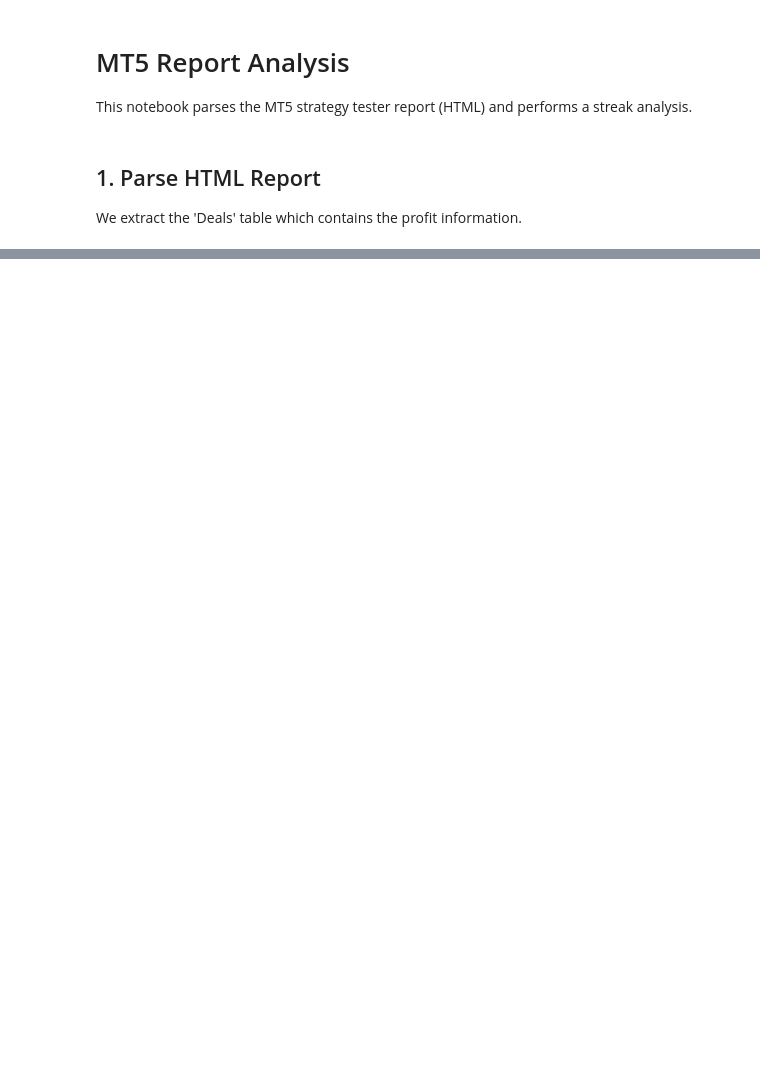
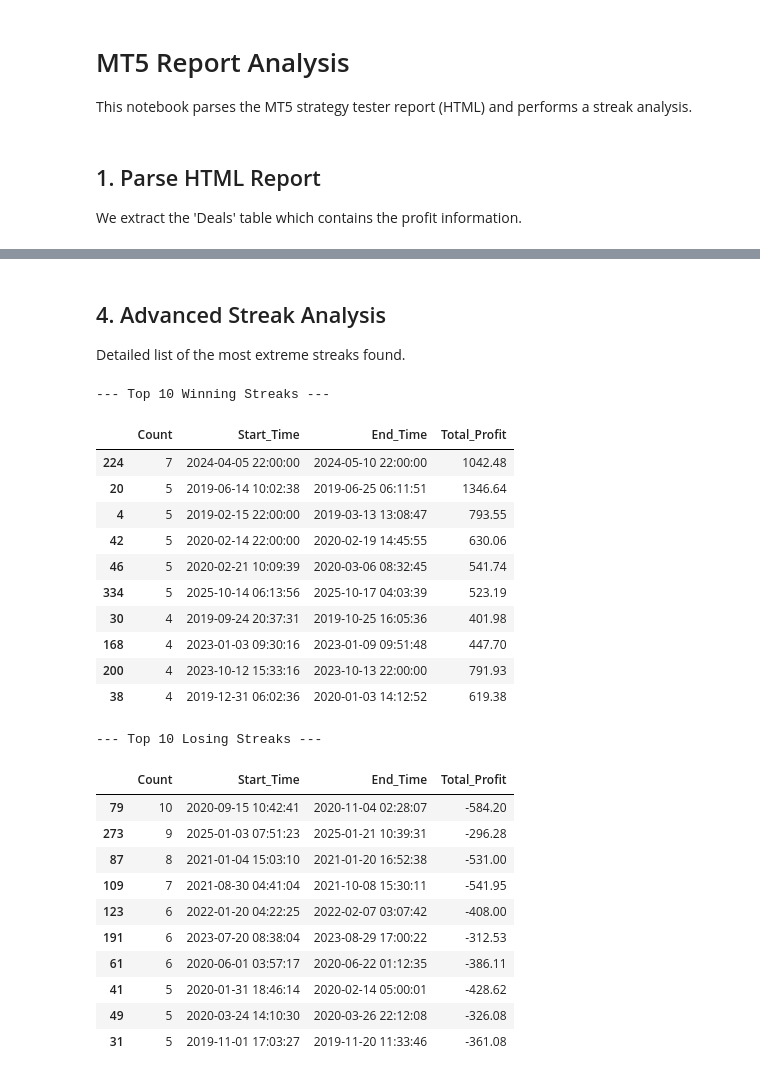
Before and after one commit to fmunozse-trading/mt5-backtest-analysis, a Jupyter notebook: notebooks/streak_analysis.ipynb, the cells around one changed output, grey strips where cells are left out. Drawn from its saved outputs; the diff is of its cells as text; code cells hidden in the pictures; blank space fills up the shorter version.

```diff
--- a/notebooks/streak_analysis.ipynb
+++ b/notebooks/streak_analysis.ipynb
@@ -189,0 +323,39 @@ else:
+# %% [markdown]
+## 4. Advanced Streak Analysis
+
+Detailed list of the most extreme streaks found.
+# %%
+# Top Winning Streaks
+top_wins = streak_df[streak_df['Type'] == 'Win'].sort_values('Count', ascending=False).head(10)
+print("--- Top 10 Winning Streaks ---")
+display(top_wins[['Count', 'Start_Time', 'End_Time', 'Total_Profit']])
+
+# Top Losing Streaks
+top_losses = streak_df[streak_df['Type'] == 'Loss'].sort_values('Count', ascending=False).head(10)
+print("\n--- Top 10 Losing Streaks ---")
+display(top_losses[['Count', 'Start_Time', 'End_Time', 'Total_Profit']])
+# %% [output]
+--- Top 10 Winning Streaks ---
+|  | Count | Start_Time | End_Time | Total_Profit |
+| 224 | 7 | 2024-04-05 22:00:00 | 2024-05-10 22:00:00 | 1042.48 |
+| 20 | 5 | 2019-06-14 10:02:38 | 2019-06-25 06:11:51 | 1346.64 |
+| 4 | 5 | 2019-02-15 22:00:00 | 2019-03-13 13:08:47 | 793.55 |
+| 42 | 5 | 2020-02-14 22:00:00 | 2020-02-19 14:45:55 | 630.06 |
+| 46 | 5 | 2020-02-21 10:09:39 | 2020-03-06 08:32:45 | 541.74 |
+| 334 | 5 | 2025-10-14 06:13:56 | 2025-10-17 04:03:39 | 523.19 |
+| 30 | 4 | 2019-09-24 20:37:31 | 2019-10-25 16:05:36 | 401.98 |
+| 168 | 4 | 2023-01-03 09:30:16 | 2023-01-09 09:51:48 | 447.70 |
+| 200 | 4 | 2023-10-12 15:33:16 | 2023-10-13 22:00:00 | 791.93 |
+| 38 | 4 | 2019-12-31 06:02:36 | 2020-01-03 14:12:52 | 619.38 |
+--- Top 10 Losing Streaks ---
+|  | Count | Start_Time | End_Time | Total_Profit |
+| 79 | 10 | 2020-09-15 10:42:41 | 2020-11-04 02:28:07 | -584.20 |
+| 273 | 9 | 2025-01-03 07:51:23 | 2025-01-21 10:39:31 | -296.28 |
+| 87 | 8 | 2021-01-04 15:03:10 | 2021-01-20 16:52:38 | -531.00 |
+| 109 | 7 | 2021-08-30 04:41:04 | 2021-10-08 15:30:11 | -541.95 |
+| 123 | 6 | 2022-01-20 04:22:25 | 2022-02-07 03:07:42 | -408.00 |
+| 191 | 6 | 2023-07-20 08:38:04 | 2023-08-29 17:00:22 | -312.53 |
+| 61 | 6 | 2020-06-01 03:57:17 | 2020-06-22 01:12:35 | -386.11 |
+| 41 | 5 | 2020-01-31 18:46:14 | 2020-02-14 05:00:01 | -428.62 |
+| 49 | 5 | 2020-03-24 14:10:30 | 2020-03-26 22:12:08 | -326.08 |
+| 31 | 5 | 2019-11-01 17:03:27 | 2019-11-20 11:33:46 | -361.08 |
```
Also changed, not shown: parts of 12 cells of this notebook, 2 other files.
